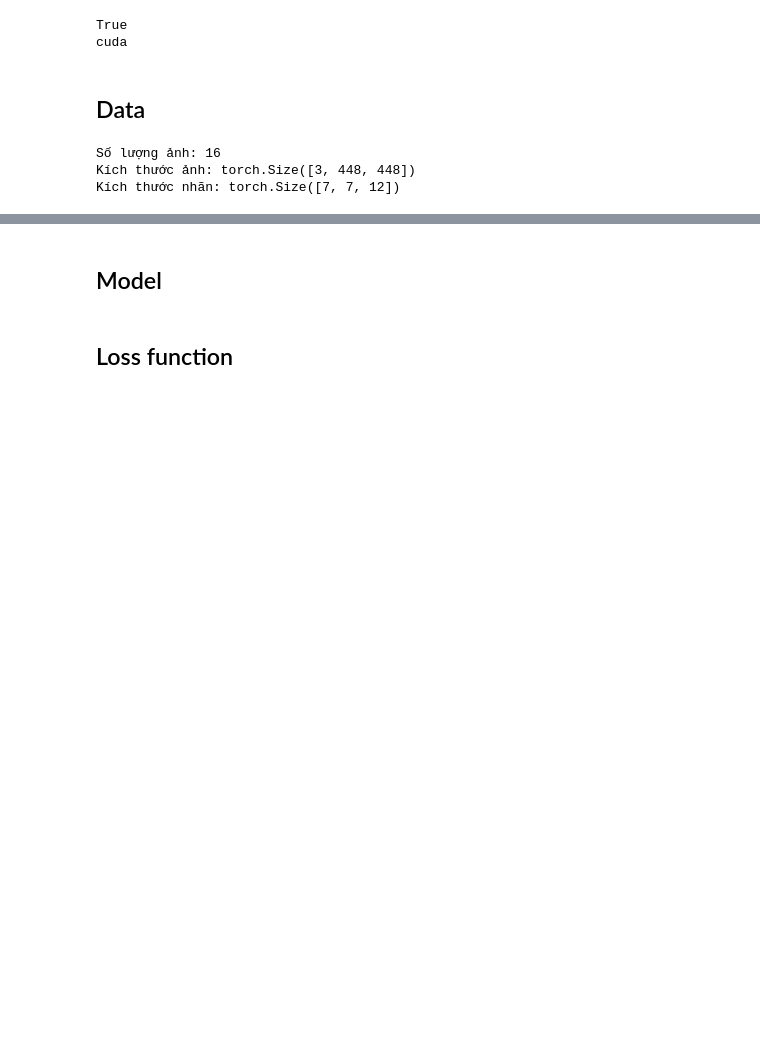
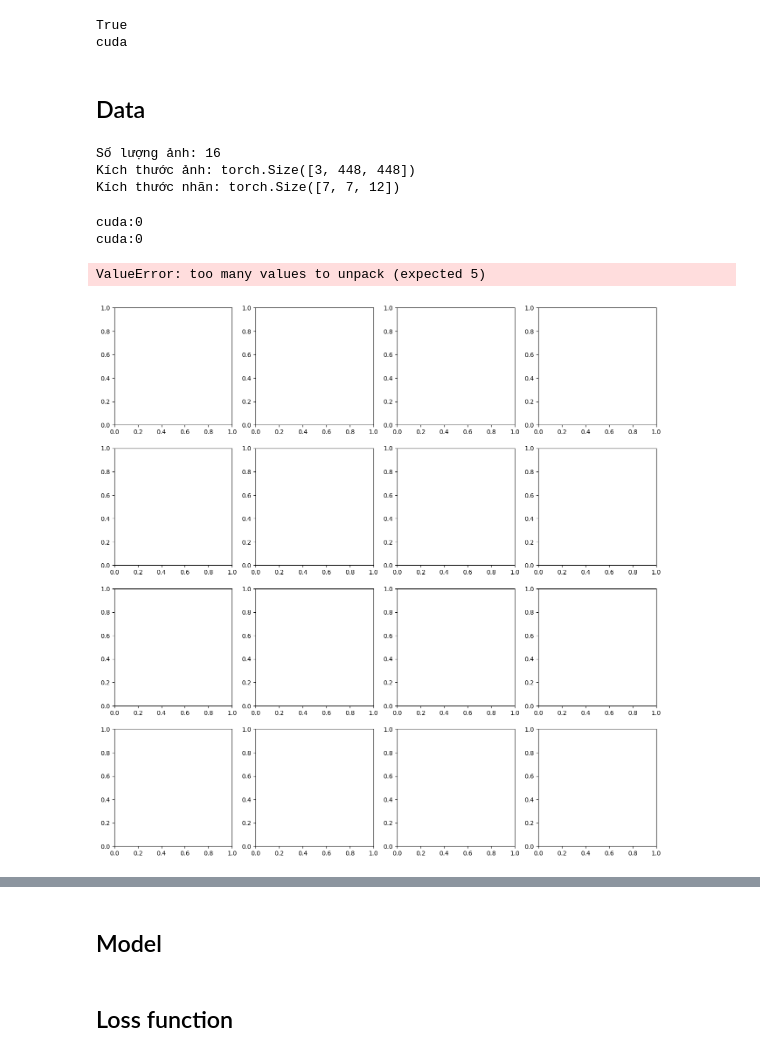
Before and after one commit to hiepnguyen-99/YOLO, a Jupyter notebook: yolov1.ipynb, the cells around one changed output, grey strips where cells are left out. Cells and saved outputs as stored; diff of their text form; code cells hidden in the pictures; blank space fills up the shorter version.

Commit message:
fixed dataloader

```diff
--- a/yolov1.ipynb
+++ b/yolov1.ipynb
@@ -98,46 +99,51 @@ Số lượng ảnh: 16
 Kích thước ảnh: torch.Size([3, 448, 448])
 Kích thước nhãn: torch.Size([7, 7, 12])
 # %%
-# # kiểm tra Dataloader
-# images, targets = next(iter(train_loader))
-# images = [img.to(device) for img in images]
-# targets = [tgt.to(device) for tgt in targets]
-# print(images[0].device)
-# print(targets[0].device)
+# in ảnh từ Dataloader
+images, targets = next(iter(train_loader))
+images = [img.to(device) for img in images]
+targets = [tgt.to(device) for tgt in targets]
+print(images[0].device)
+print(targets[0].device)
 
-# num_imgs = len(images)
-# cols = 4
-# rows = (num_imgs + cols - 1) // cols
+num_imgs = len(images)
+cols = 4
+rows = (num_imgs + cols - 1) // cols
 
-# fig, axes = plt.subplots(rows, cols, figsize=(rows * 4, cols * 4))
+fig, axes = plt.subplots(rows, cols, figsize=(rows * 4, cols * 4))
 
-# for i, (image, target) in enumerate(zip(images, targets)):
-#     image_pil = TF.to_pil_image(image)
-#     image_cv = np.array(image_pil)[:,:,::-1].copy()
-#     h, w = image_cv.shape[:2]
+for i, (image, target) in enumerate(zip(images, targets)):
+    image_pil = TF.to_pil_image(image) #
+    image_cv = np.array(image_pil)[:,:,::-1].copy()
+    h, w = image_cv.shape[:2]
 
-#     for box in target:
-#         cls_id, x, y, w_b, h_b = target[..., 0:5]
-#         xmin = int((x - w_b/2) * w)
-#         ymin = int((y - h_b/2) * h)
-#         xmax = int((x + w_b/2) * w)
-#         ymax = int((y + h_b/2) * h)
-#         cv2.rectangle(image_cv, (xmin, ymin), (xmax, ymax), color=(0,255,0), thickness=5)
+    for box in target:
+        cls_id, x, y, w_b, h_b = target[..., 0:5]
+        xmin = int((x - w_b/2) * w)
+        ymin = int((y - h_b/2) * h)
+        xmax = int((x + w_b/2) * w)
+        ymax = int((y + h_b/2) * h)
+        cv2.rectangle(image_cv, (xmin, ymin), (xmax, ymax), color=(0,255,0), thickness=5)
 
-#         label = f"{int(cls_id)}"
-#         cv2.putText(image_cv, label, (xmin, ymin-10), cv2.FONT_HERSHEY_SIMPLEX, 1, (0, 255, 0), 3)
+        label = f"{int(cls_id)}"
+        cv2.putText(image_cv, label, (xmin, ymin-10), cv2.FONT_HERSHEY_SIMPLEX, 1, (0, 255, 0), 3)
 
-#     r, c = divmod(i, cols)
-#     ax = axes[r, c]
-#     ax.imshow(image_cv[:,:,::-1])
-#     ax.axis('off')
-#     ax.set_title(f"Image {i}")
+    r, c = divmod(i, cols)
+    ax = axes[r, c]
+    ax.imshow(image_cv[:,:,::-1])
+    ax.axis('off')
+    ax.set_title(f"Image {i}")
 
 
-# for j in range(num_imgs, rows * cols):
-#     r, c = divmod(j, cols)
-#     ax = axes[r, c]
-#     ax.axis('off')
+for j in range(num_imgs, rows * cols):
+    r, c = divmod(j, cols)
+    ax = axes[r, c]
+    ax.axis('off')
 
-# plt.tight_layout()
-# plt.show()
+plt.tight_layout()
+plt.show()
+# %% [output]
+cuda:0
+cuda:0
+ValueError: too many values to unpack (expected 5)
+[figure, added]
```
Also changed, not shown: parts of 5 cells of this notebook.
